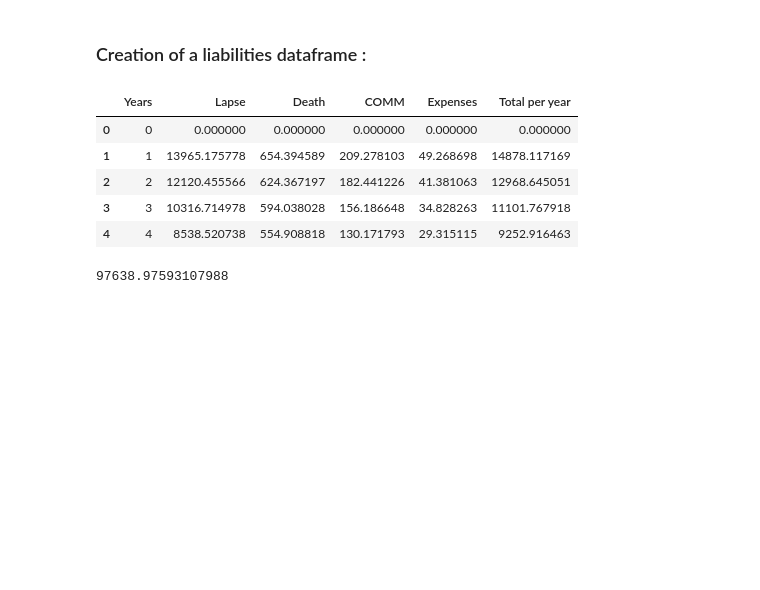
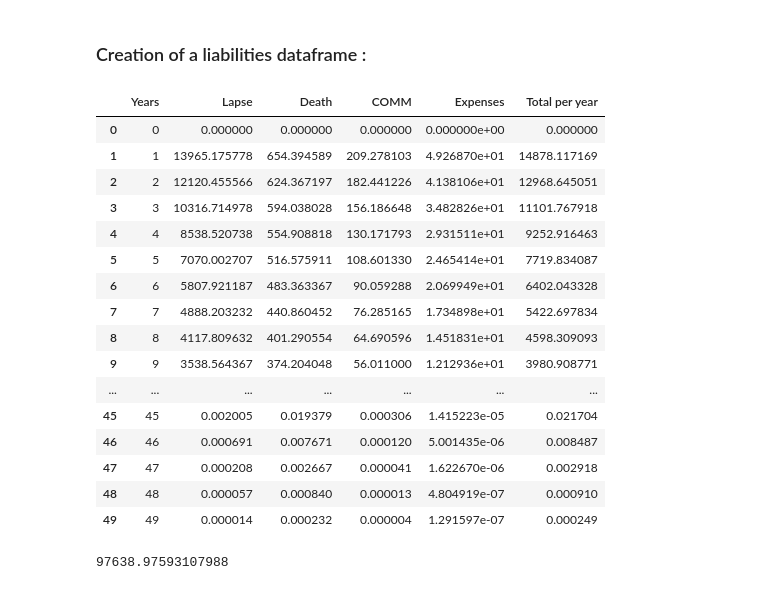
Before and after one commit to NoeDebrois/MSc-Mathematical-Engineering, a Jupyter notebook: Courses/Insurance and Econometrics/Merge_Assets_Liabilities_2.ipynb, the cells around one changed output. Cells and saved outputs as stored; diff of their text form; code cells hidden in the pictures; blank space fills up the shorter version.

```diff
--- a/Courses/Insurance and Econometrics/Merge_Assets_Liabilities_2.ipynb
+++ b/Courses/Insurance and Econometrics/Merge_Assets_Liabilities_2.ipynb
@@ -531,14 +531,25 @@ def liabilities_summary(lapse_liab, death_liab, comm_liab, exp_liab, N):
     return summary
 # %%
 summary = liabilities_summary(MC_liab, d_MC_liab, L_n_D_COMM_liab, Exp_liab, N)
-summary.head()
+summary
 # %% [output]
 |  | Years | Lapse | Death | COMM | Expenses | Total per year |
-| 0 | 0 | 0.000000 | 0.000000 | 0.000000 | 0.000000 | 0.000000 |
-| 1 | 1 | 13965.175778 | 654.394589 | 209.278103 | 49.268698 | 14878.117169 |
-| 2 | 2 | 12120.455566 | 624.367197 | 182.441226 | 41.381063 | 12968.645051 |
-| 3 | 3 | 10316.714978 | 594.038028 | 156.186648 | 34.828263 | 11101.767918 |
-| 4 | 4 | 8538.520738 | 554.908818 | 130.171793 | 29.315115 | 9252.916463 |
+| 0 | 0 | 0.000000 | 0.000000 | 0.000000 | 0.000000e+00 | 0.000000 |
+| 1 | 1 | 13965.175778 | 654.394589 | 209.278103 | 4.926870e+01 | 14878.117169 |
+| 2 | 2 | 12120.455566 | 624.367197 | 182.441226 | 4.138106e+01 | 12968.645051 |
+| 3 | 3 | 10316.714978 | 594.038028 | 156.186648 | 3.482826e+01 | 11101.767918 |
+| 4 | 4 | 8538.520738 | 554.908818 | 130.171793 | 2.931511e+01 | 9252.916463 |
+| 5 | 5 | 7070.002707 | 516.575911 | 108.601330 | 2.465414e+01 | 7719.834087 |
+| 6 | 6 | 5807.921187 | 483.363367 | 90.059288 | 2.069949e+01 | 6402.043328 |
+| 7 | 7 | 4888.203232 | 440.860452 | 76.285165 | 1.734898e+01 | 5422.697834 |
+| 8 | 8 | 4117.809632 | 401.290554 | 64.690596 | 1.451831e+01 | 4598.309093 |
+| 9 | 9 | 3538.564367 | 374.204048 | 56.011000 | 1.212936e+01 | 3980.908771 |
+| ... | ... | ... | ... | ... | ... | ... |
+| 45 | 45 | 0.002005 | 0.019379 | 0.000306 | 1.415223e-05 | 0.021704 |
+| 46 | 46 | 0.000691 | 0.007671 | 0.000120 | 5.001435e-06 | 0.008487 |
+| 47 | 47 | 0.000208 | 0.002667 | 0.000041 | 1.622670e-06 | 0.002918 |
+| 48 | 48 | 0.000057 | 0.000840 | 0.000013 | 4.804919e-07 | 0.000910 |
+| 49 | 49 | 0.000014 | 0.000232 | 0.000004 | 1.291597e-07 | 0.000249 |
 # %%
 TOT_Liabilities = summary["Total per year"].sum()
 TOT_Liabilities
```
Also changed, not shown: parts of 5 cells of this notebook.
